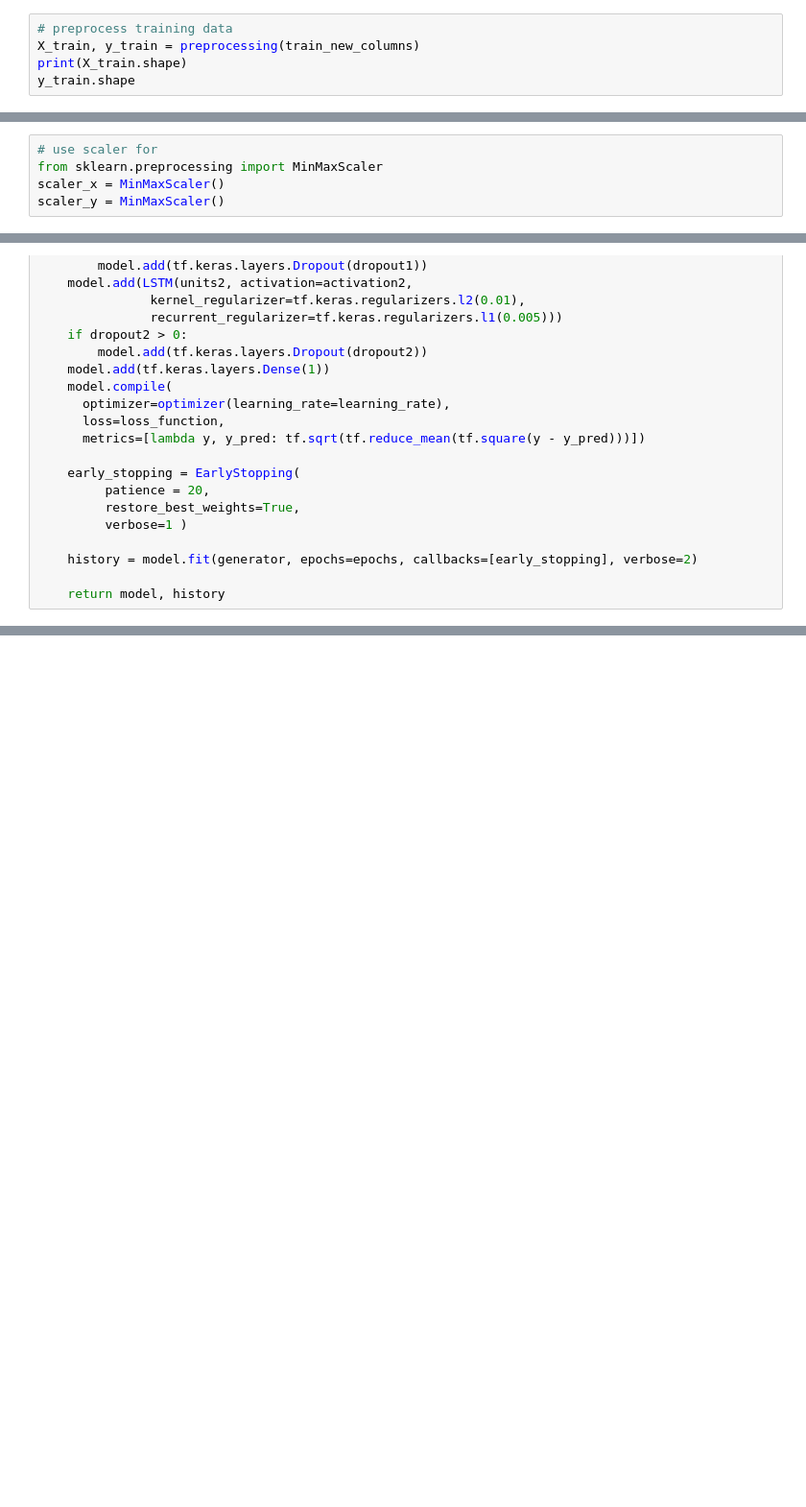
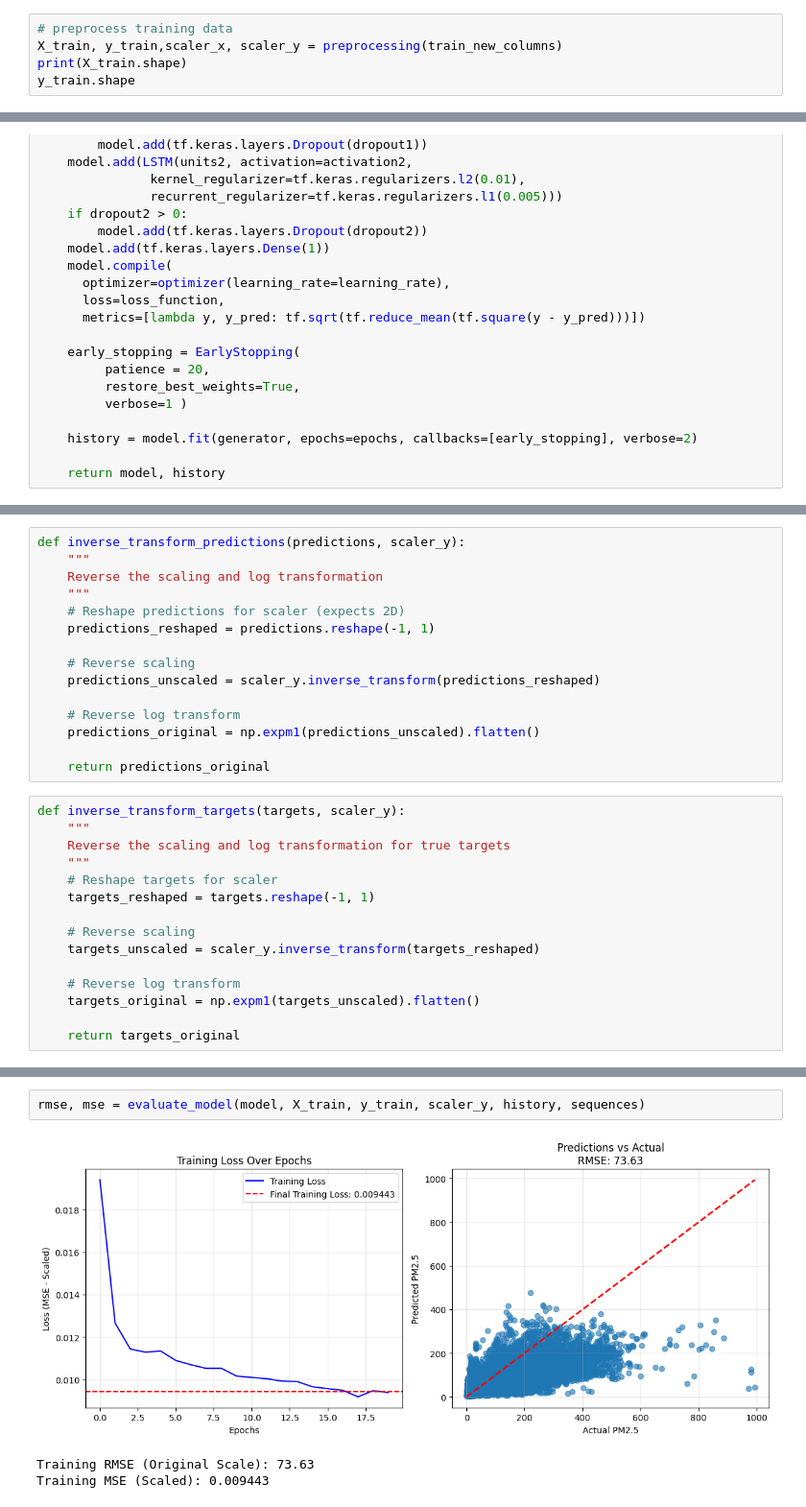
Before and after one commit to j-agbaje/Beijing_PM2.5_forecasting_model, a Jupyter notebook: air_quality_forecasting_starter_code.ipynb, the cells around one changed output, grey strips where cells are left out. Shown at 96% size. Cells and saved outputs as stored; diff of their text form; blank space fills up the shorter version.

Commit message:
add rmse function

```diff
--- a/air_quality_forecasting_starter_code.ipynb
+++ b/air_quality_forecasting_starter_code.ipynb
@@ -504,6 +503,6 @@ def preprocessing(df):
 # %%
 # preprocess training data
-X_train, y_train = preprocessing(train_new_columns)
+X_train, y_train,scaler_x, scaler_y = preprocessing(train_new_columns)
 print(X_train.shape)
 y_train.shape
 # %% [output]
@@ -531,5 +561,0 @@ train_impute.columns
-# %%
-# use scaler for
-from sklearn.preprocessing import MinMaxScaler
-scaler_x = MinMaxScaler()
-scaler_y = MinMaxScaler()
@@ -707,0 +686,30 @@ history = model.fit(
+# %%
+def inverse_transform_predictions(predictions, scaler_y):
+    """
+    Reverse the scaling and log transformation
+    """
+    # Reshape predictions for scaler (expects 2D)
+    predictions_reshaped = predictions.reshape(-1, 1)
+
+    # Reverse scaling
+    predictions_unscaled = scaler_y.inverse_transform(predictions_reshaped)
+
+    # Reverse log transform
+    predictions_original = np.expm1(predictions_unscaled).flatten()
+
+    return predictions_original
+# %%
+def inverse_transform_targets(targets, scaler_y):
+    """
+    Reverse the scaling and log transformation for true targets
+    """
+    # Reshape targets for scaler
+    targets_reshaped = targets.reshape(-1, 1)
+
+    # Reverse scaling
+    targets_unscaled = scaler_y.inverse_transform(targets_reshaped)
+
+    # Reverse log transform
+    targets_original = np.expm1(targets_unscaled).flatten()
+
+    return targets_original
@@ -708,2 +777,8 @@ history = model.fit(
+# %%
+rmse, mse = evaluate_model(model, X_train, y_train, scaler_y, history, sequences)
+# %% [output]
+[figure, added]
+Training RMSE (Original Scale): 73.63
+Training MSE (Scaled): 0.009443
 # %%
 # Calculate training loss
```
Also changed, not shown: parts of 20 cells of this notebook.
